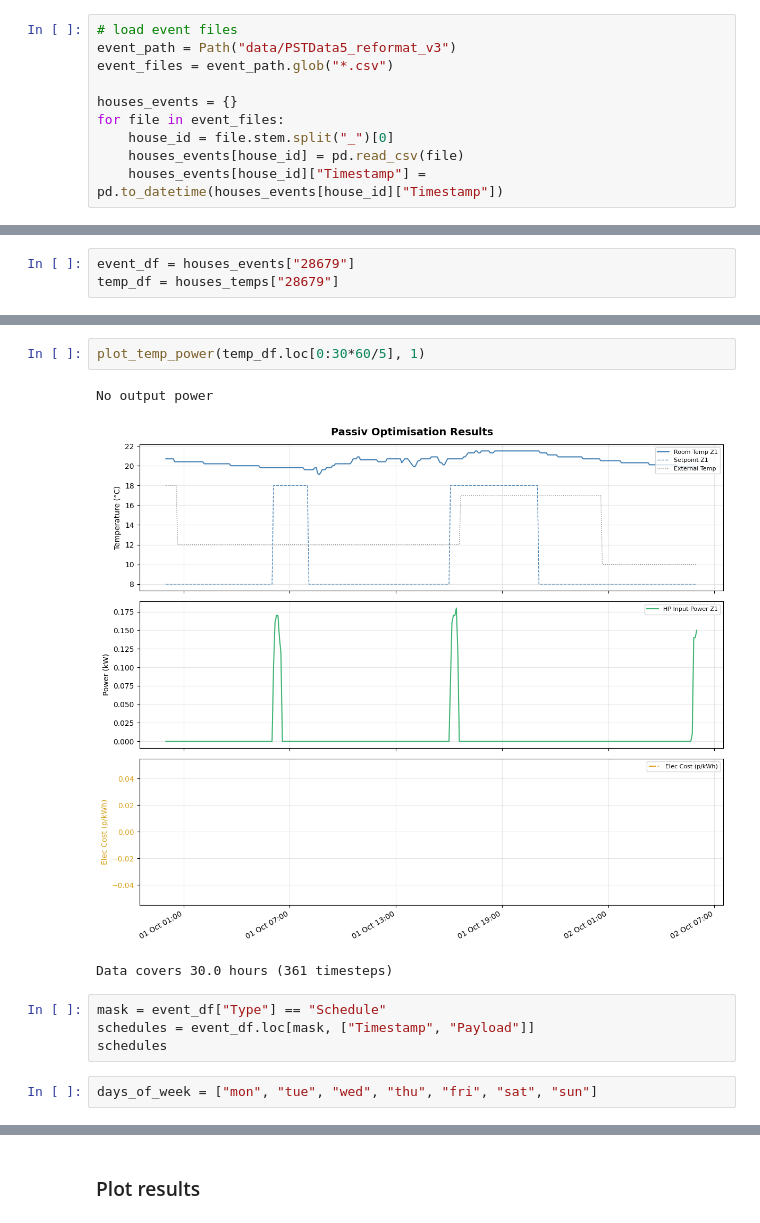
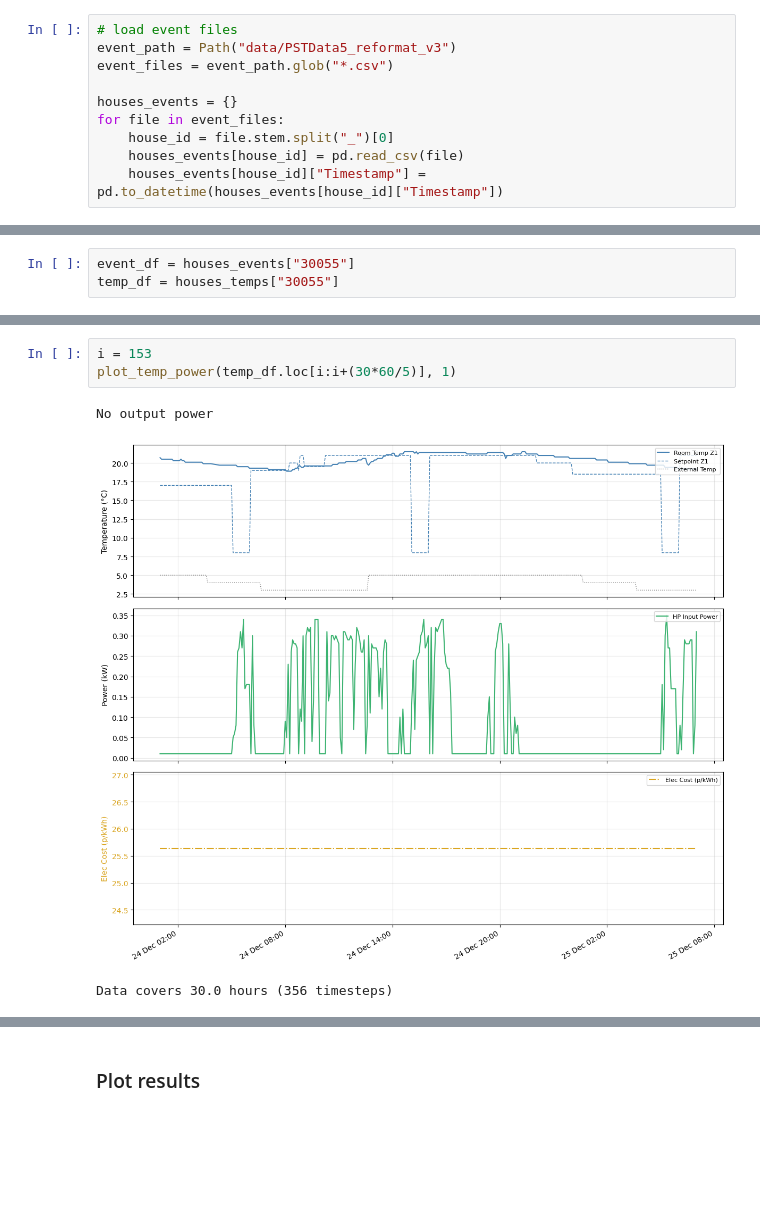
Before and after one commit to PracticeOrientedAICDT/PassivUK_Project_Spring_2026, a Jupyter notebook: explainable-AI/ecoheat_comparison.ipynb, the cells around one changed output, grey strips where cells are left out. Cells and saved outputs as stored; diff of their text form; blank space fills up the shorter version.

```diff
--- a/explainable-AI/ecoheat_comparison.ipynb
+++ b/explainable-AI/ecoheat_comparison.ipynb
@@ -51,6 +117,6 @@ for file in temp_files:
 # %%
-event_df = houses_events["28679"]
-temp_df = houses_temps["28679"]
+event_df = houses_events["30055"]
+temp_df = houses_temps["30055"]
 # %%
 event_df
 # %% [output]
@@ -86,12 +160,7 @@ temp_df
 # %%
-plot_temp_power(temp_df.loc[0:30*60/5], 1)
+i = 153
+plot_temp_power(temp_df.loc[i:i+(30*60/5)], 1)
 # %% [output]
 No output power
-[figure, old version]
+[figure, new version]
-Data covers 30.0 hours (361 timesteps)
+Data covers 30.0 hours (356 timesteps)
-# %%
-mask = event_df["Type"] == "Schedule"
-schedules = event_df.loc[mask, ["Timestamp", "Payload"]]
-schedules
-# %%
-days_of_week = ["mon", "tue", "wed", "thu", "fri", "sat", "sun"]
```
Also changed, not shown: parts of 12 cells of this notebook, 2 other files.
